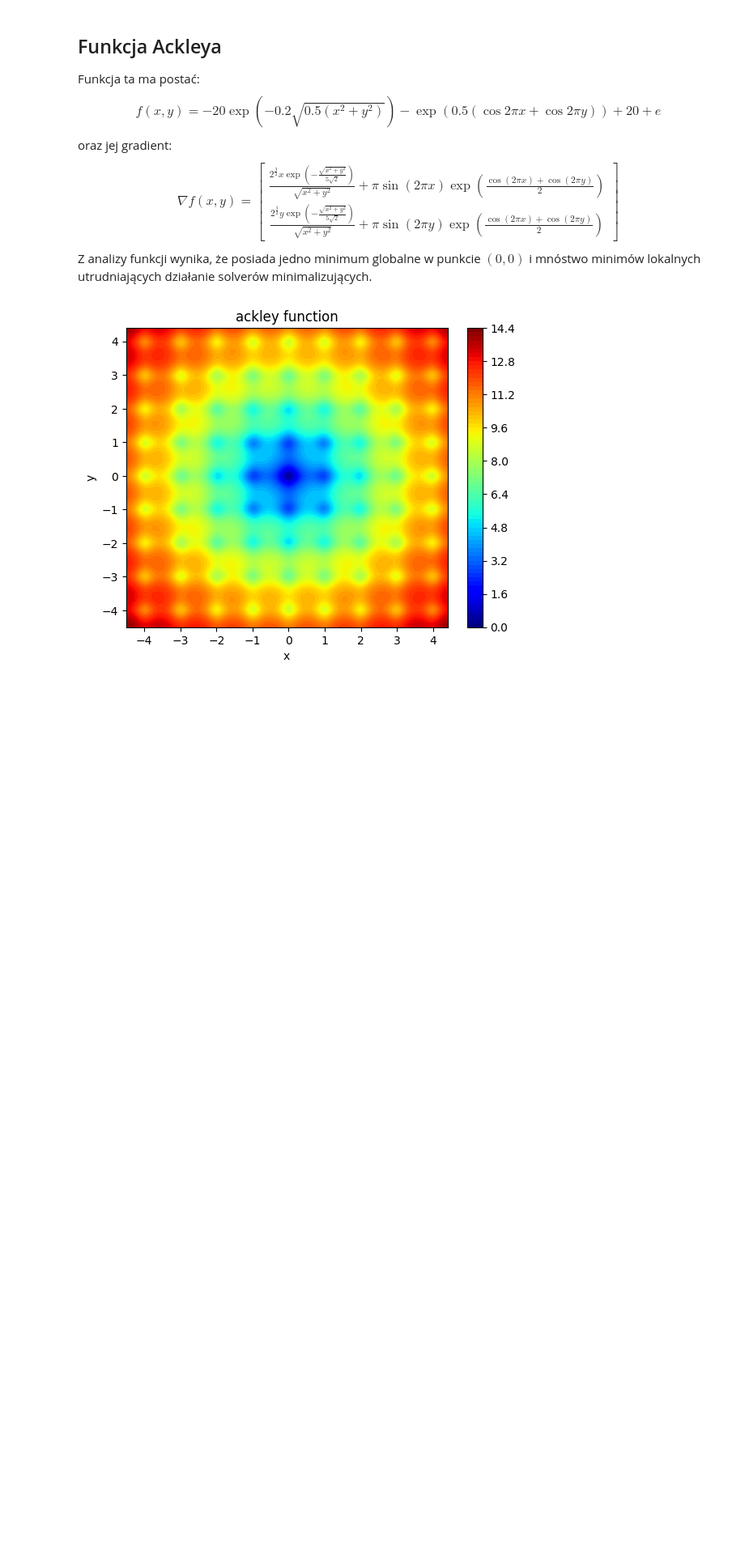
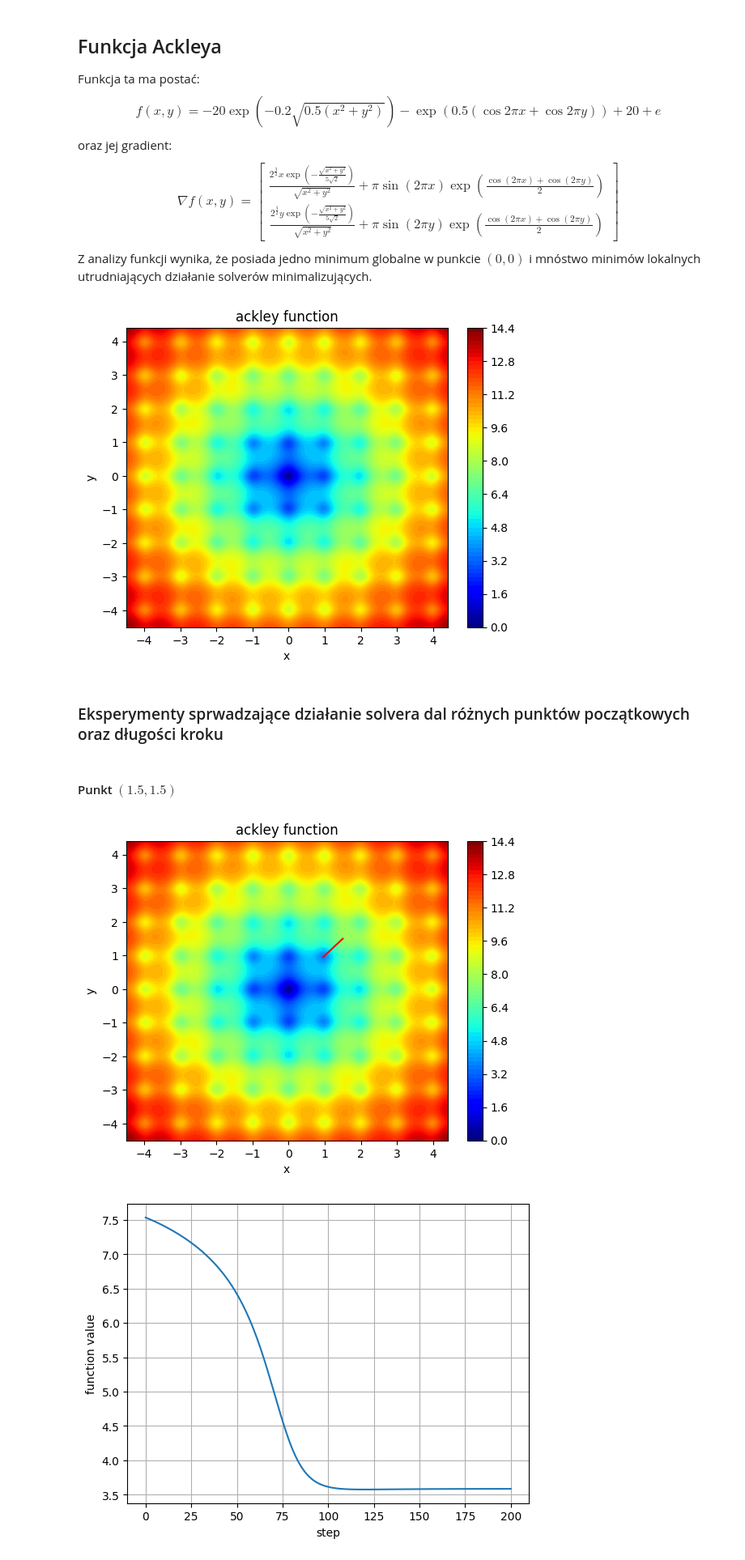
Before and after one commit to dbarania/WSI, a Jupyter notebook: solutions/E1/Zadanie_1.ipynb, the cells around one changed output. Shown at 81% size. Cells and saved outputs as stored; diff of their text form; code cells hidden in the pictures; blank space fills up the shorter version.

```diff
--- a/solutions/E1/Zadanie_1.ipynb
+++ b/solutions/E1/Zadanie_1.ipynb
@@ -310,3 +212,17 @@ def ackley_function_gradient(x,y):
 plot_function(ackley_function)
 # %% [output]
 [figure]
+# %% [markdown]
+### Eksperymenty sprwadzające działanie solvera dal różnych punktów początkowych oraz długości kroku
+# %% [markdown]
+#### Punkt $(1.5,1.5)$
+# %%
+start_position = (1.5,1.5)
+beta3 = 0.001
+trace3,values3 = gradient_descent(ackley_function,ackley_function_gradient,start_position,200,beta3)
+
+plot_function(ackley_function,trace3)
+plot_values(values3)
+# %% [output]
+[figure, added]
+[figure, added]
```
Also changed, not shown: parts of 26 cells of this notebook.
